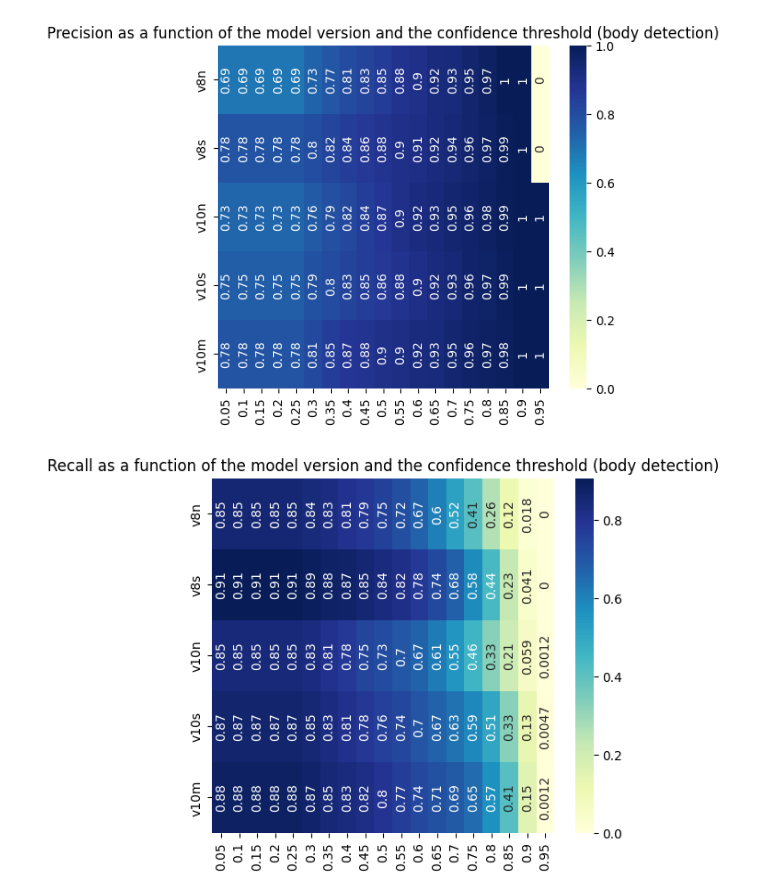
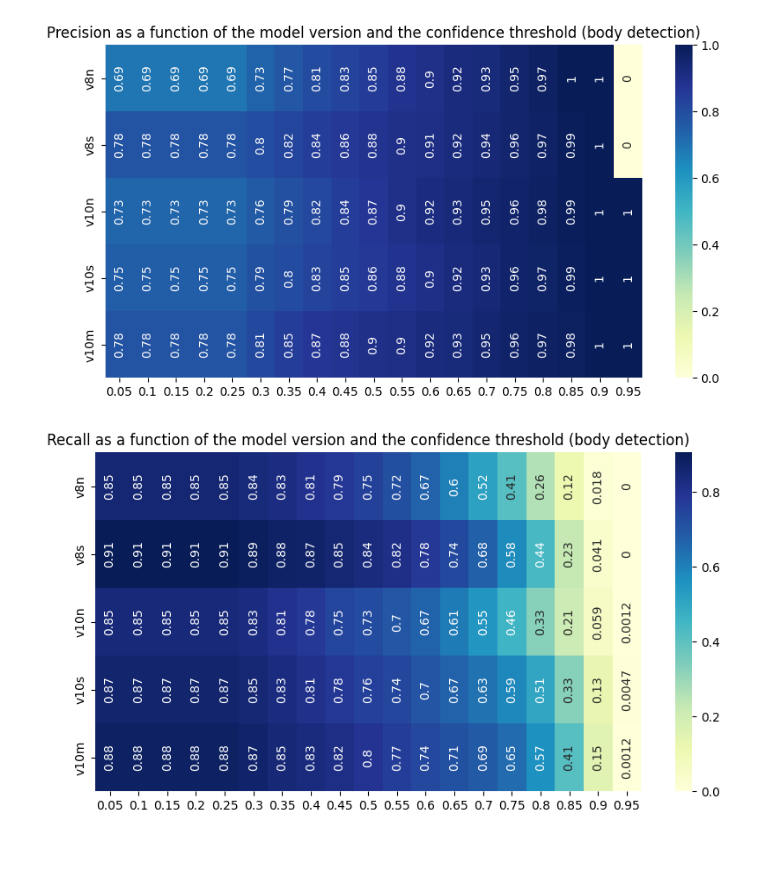
Before and after one commit to TheodoreCouz/ChimpRec, a Jupyter notebook: Code/Body_detection/Metric/grid_search_comparison.ipynb, the cells around one changed output. Saved outputs shown, nothing was run; the diff lists cells and outputs as text; code cells hidden in the pictures; blank space fills up the shorter version.

```diff
--- a/Code/Body_detection/Metric/grid_search_comparison.ipynb
+++ b/Code/Body_detection/Metric/grid_search_comparison.ipynb
@@ -88,35 +88,37 @@ for i in range(len(result_matrix_recall)):
 import seaborn as sns
 
 # Convert to DataFrame
 df = pd.DataFrame(result_matrix_precision, index=row_names, columns=column_names)
 
+figsize = (10, 5)
+
 # Plot the heatmap
-plt.figure(figsize=(6, 5))
+plt.figure(figsize=figsize)
 sns.heatmap(df, annot=True, cmap="YlGnBu", annot_kws={"rotation": 90})
 plt.title("Precision as a function of the model version and the confidence threshold (body detection)")
 plt.savefig("C:/Users/Theo/Documents/Unif/ChimpRec/Code/Body_detection/Metric/results/grid_search_results/GS_precision.svg", format="svg")
 plt.show()
 
 
 # Convert to DataFrame
 df = pd.DataFrame(result_matrix_recall, index=row_names, columns=column_names)
 
 # Plot the heatmap
-plt.figure(figsize=(6, 5))
+plt.figure(figsize=figsize)
 sns.heatmap(df, annot=True, cmap="YlGnBu", annot_kws={"rotation": 90})
 plt.title("Recall as a function of the model version and the confidence threshold (body detection)")
 plt.savefig("C:/Users/Theo/Documents/Unif/ChimpRec/Code/Body_detection/Metric/results/grid_search_results/GS_recall.svg", format="svg")
 plt.show()
 
 # Convert to DataFrame
 df = pd.DataFrame(result_matrix_f1, index=row_names, columns=column_names)
 
 # Plot the heatmap
-plt.figure(figsize=(6, 5))
+plt.figure(figsize=figsize)
 sns.heatmap(df, annot=True, cmap="YlGnBu", annot_kws={"rotation": 90})
 plt.title("F1 score as a function of the model version and the confidence threshold (body detection)")
 plt.savefig("C:/Users/Theo/Documents/Unif/ChimpRec/Code/Body_detection/Metric/results/grid_search_results/GS_f1.svg", format="svg")
 plt.show()
 # %% [output]
-[figure, old version]
+[figure, new version]
-[figure, old version]
+[figure, new version]
```
Also changed, not shown: parts of 1 cell of this notebook, 5 other files.
